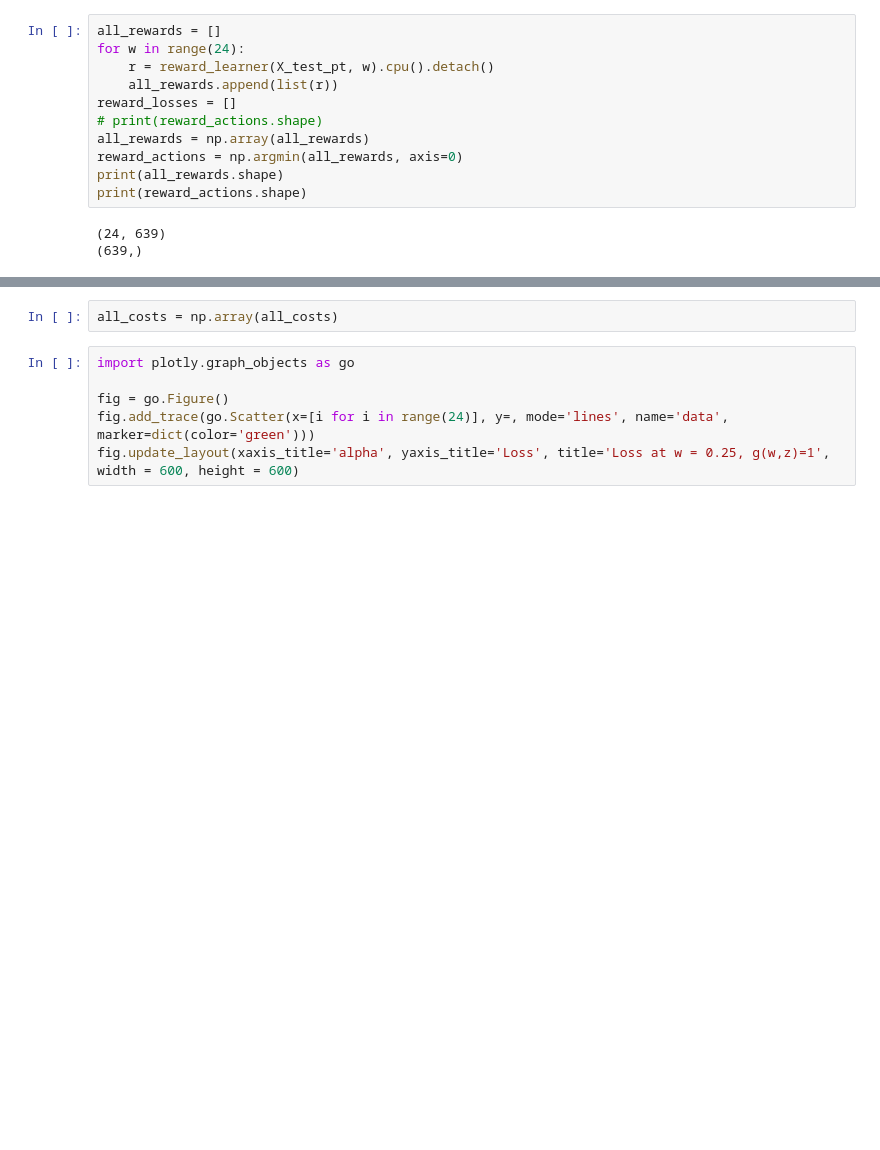
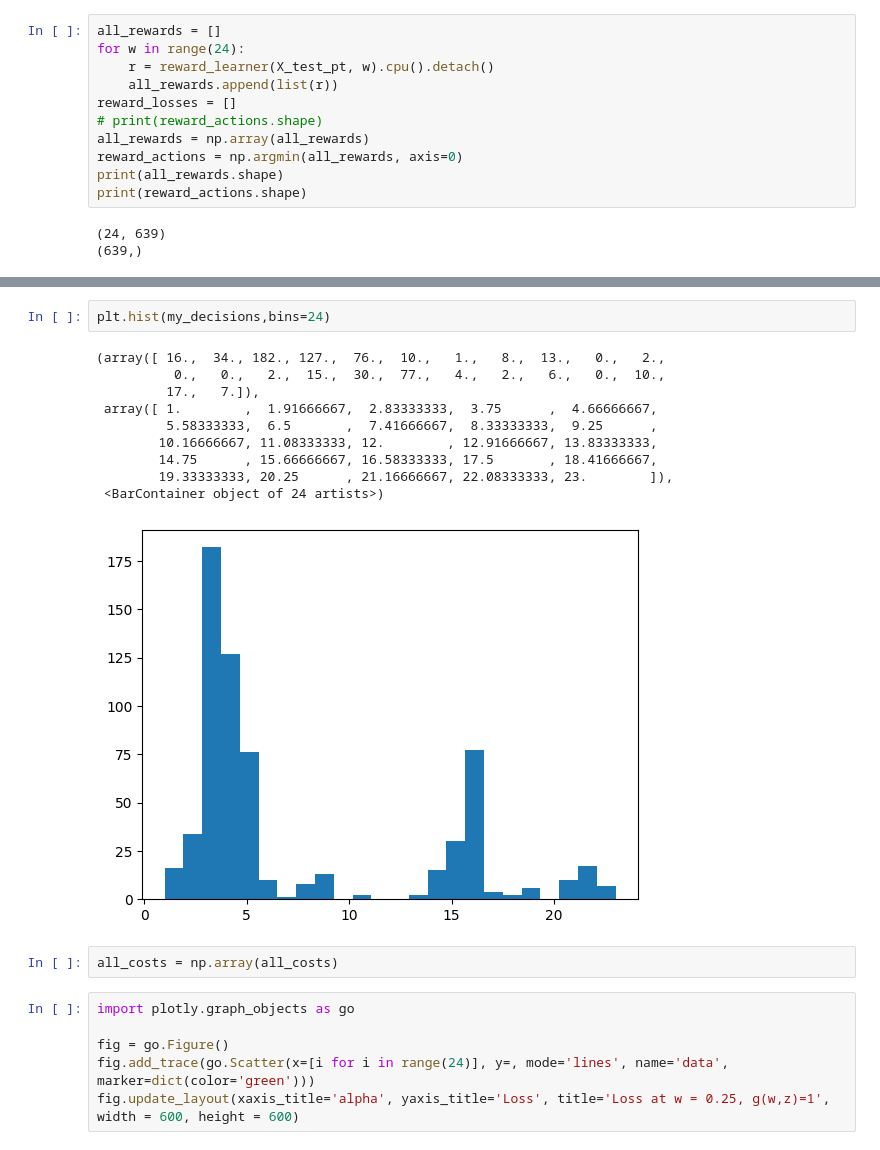
Before and after one commit to RaresC21/Endogenous-End-to-End, a Jupyter notebook: energy/Untitled.ipynb, the cells around one changed output, grey strips where cells are left out. Cells and saved outputs as stored; diff of their text form; blank space fills up the shorter version.

```diff
--- a/energy/Untitled.ipynb
+++ b/energy/Untitled.ipynb
@@ -360,3 +393,16 @@ plt.savefig('cost_distribution.png')
+# %%
+plt.hist(my_decisions,bins=24)
+# %% [output]
+(array([ 16.,  34., 182., 127.,  76.,  10.,   1.,   8.,  13.,   0.,   2.,
+          0.,   0.,   2.,  15.,  30.,  77.,   4.,   2.,   6.,   0.,  10.,
+         17.,   7.]),
+ array([ 1.        ,  1.91666667,  2.83333333,  3.75      ,  4.66666667,
+         5.58333333,  6.5       ,  7.41666667,  8.33333333,  9.25      ,
+        10.16666667, 11.08333333, 12.        , 12.91666667, 13.83333333,
+        14.75      , 15.66666667, 16.58333333, 17.5       , 18.41666667,
+        19.33333333, 20.25      , 21.16666667, 22.08333333, 23.        ]),
+ <BarContainer object of 24 artists>)
+[figure, added]
 # %%
 all_costs = np.array(all_costs)
 # %%
```
Also changed, not shown: parts of 21 cells of this notebook, 9 other files.
